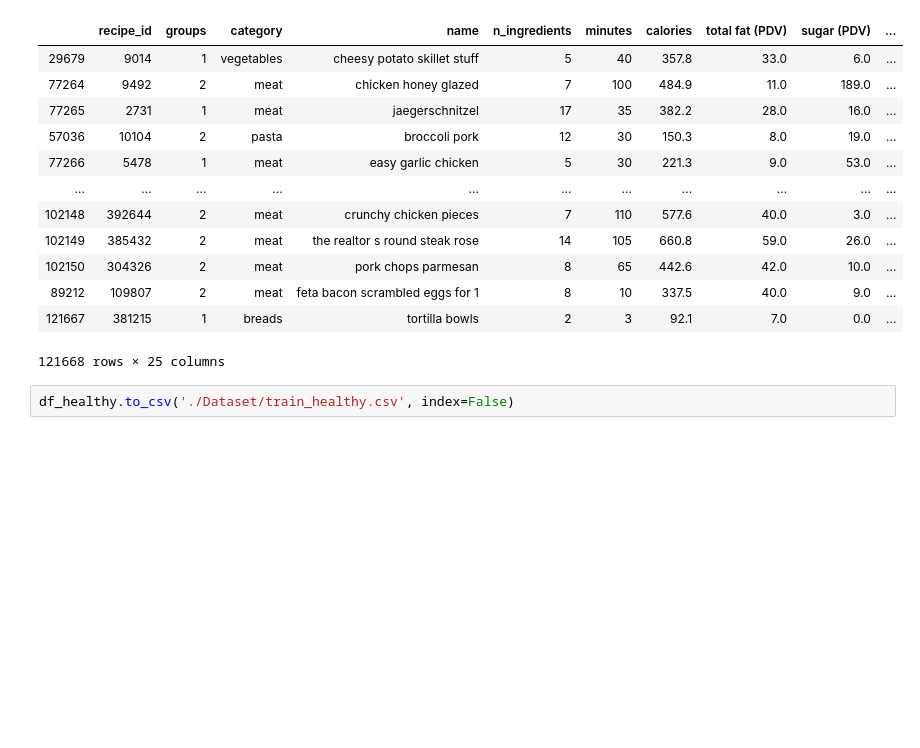
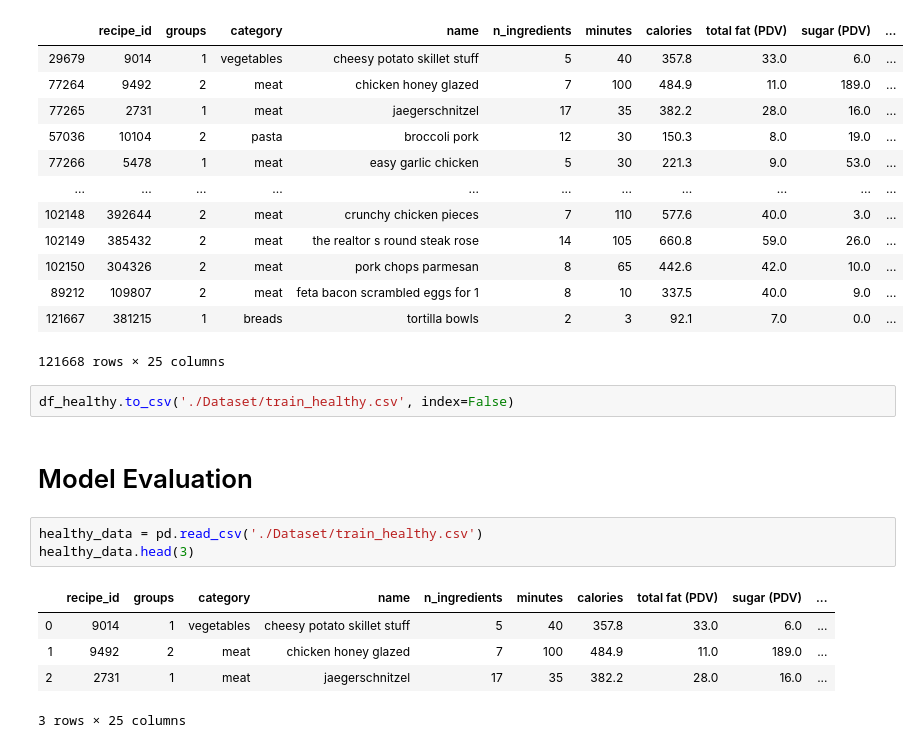
Before and after one commit to tangihan/Recipe-Recommender-System, a Jupyter notebook: Code/Clustering of recipes (Health Score).ipynb, the cells around one changed output. Saved outputs shown, nothing was run; the diff lists cells and outputs as text; blank space fills up the shorter version.

```diff
--- a/Code/Clustering of recipes (Health Score).ipynb
+++ b/Code/Clustering of recipes (Health Score).ipynb
@@ -1128,3 +1128,14 @@ df_healthy
 121668 rows × 25 columns
 # %%
 df_healthy.to_csv('./Dataset/train_healthy.csv', index=False)
+# %% [markdown]
+# Model Evaluation
+# %%
+healthy_data = pd.read_csv('./Dataset/train_healthy.csv')
+healthy_data.head(3)
+# %% [output]
+|  | recipe_id | groups | category | name | n_ingredients | minutes | calories | total fat (PDV) | sugar (PDV) | ... |
+| 0 | 9014 | 1 | vegetables | cheesy potato skillet stuff | 5 | 40 | 357.8 | 33.0 | 6.0 | ... |
+| 1 | 9492 | 2 | meat | chicken honey glazed | 7 | 100 | 484.9 | 11.0 | 189.0 | ... |
+| 2 | 2731 | 1 | meat | jaegerschnitzel | 17 | 35 | 382.2 | 28.0 | 16.0 | ... |
+3 rows × 25 columns
```
Also changed, not shown: parts of 1 cell of this notebook.
